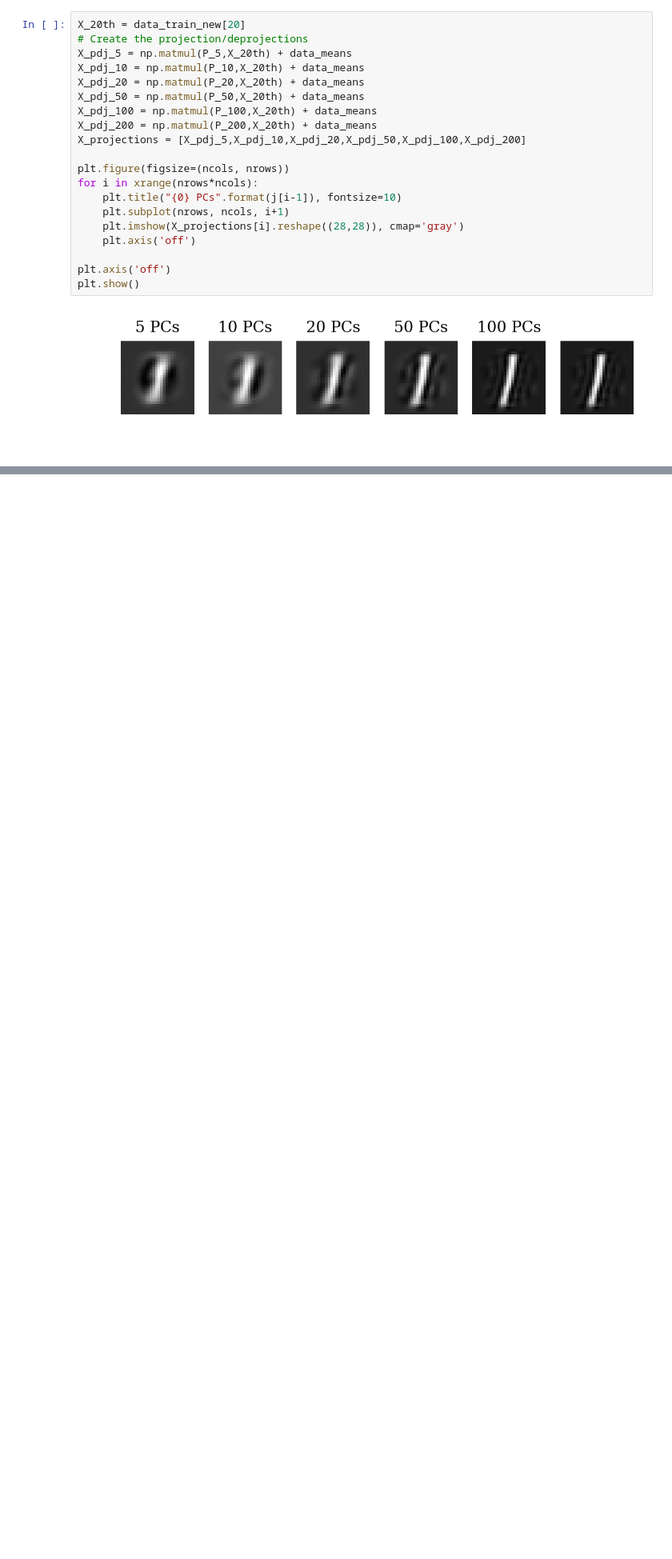
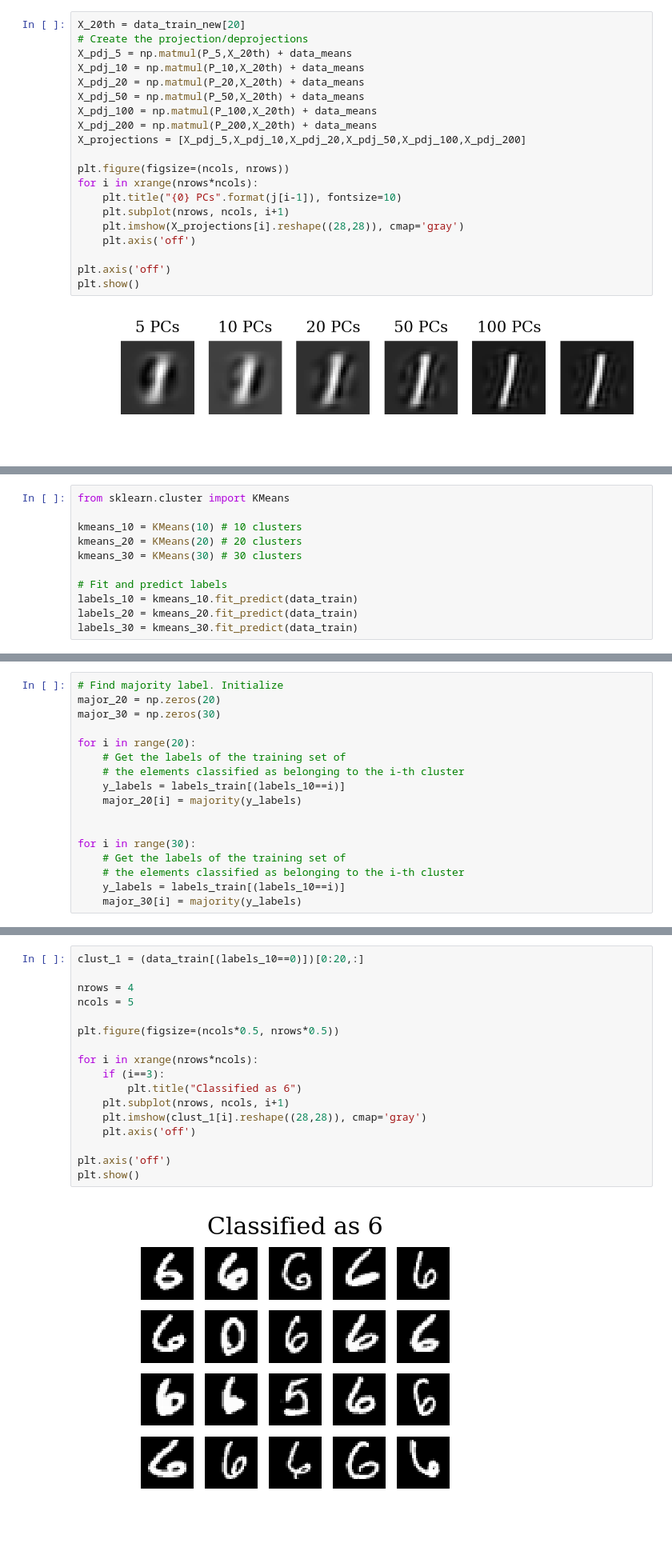
Before and after one commit to dtanoglidis/Machine-Learning-and-Large-Scale-Data-Analysis, a Jupyter notebook: HW2_Prob5_Tanoglidis.ipynb, the cells around one changed output, grey strips where cells are left out. Shown at 80% size. Cells and saved outputs as stored; diff of their text form; blank space fills up the shorter version.

```diff
--- a/HW2_Prob5_Tanoglidis.ipynb
+++ b/HW2_Prob5_Tanoglidis.ipynb
@@ -295,0 +298,11 @@ plt.show()
+# %%
+from sklearn.cluster import KMeans
+
+kmeans_10 = KMeans(10) # 10 clusters
+kmeans_20 = KMeans(20) # 20 clusters
+kmeans_30 = KMeans(30) # 30 clusters
+
+# Fit and predict labels
+labels_10 = kmeans_10.fit_predict(data_train)
+labels_20 = kmeans_20.fit_predict(data_train)
+labels_30 = kmeans_30.fit_predict(data_train)
@@ -295,0 +352,17 @@ plt.show()
+# %%
+# Find majority label. Initialize
+major_20 = np.zeros(20)
+major_30 = np.zeros(30)
+
+for i in range(20):
+    # Get the labels of the training set of
+    # the elements classified as belonging to the i-th cluster
+    y_labels = labels_train[(labels_10==i)]
+    major_20[i] = majority(y_labels)
+
+
+for i in range(30):
+    # Get the labels of the training set of
+    # the elements classified as belonging to the i-th cluster
+    y_labels = labels_train[(labels_10==i)]
+    major_30[i] = majority(y_labels)
@@ -295,0 +386,19 @@ plt.show()
+# %%
+clust_1 = (data_train[(labels_10==0)])[0:20,:]
+
+nrows = 4
+ncols = 5
+
+plt.figure(figsize=(ncols*0.5, nrows*0.5))
+
+for i in xrange(nrows*ncols):
+    if (i==3):
+        plt.title("Classified as 6")
+    plt.subplot(nrows, ncols, i+1)
+    plt.imshow(clust_1[i].reshape((28,28)), cmap='gray')
+    plt.axis('off')
+
+plt.axis('off')
+plt.show()
+# %% [output]
+[figure, added]
```
Also changed, not shown: parts of 28 cells of this notebook.
